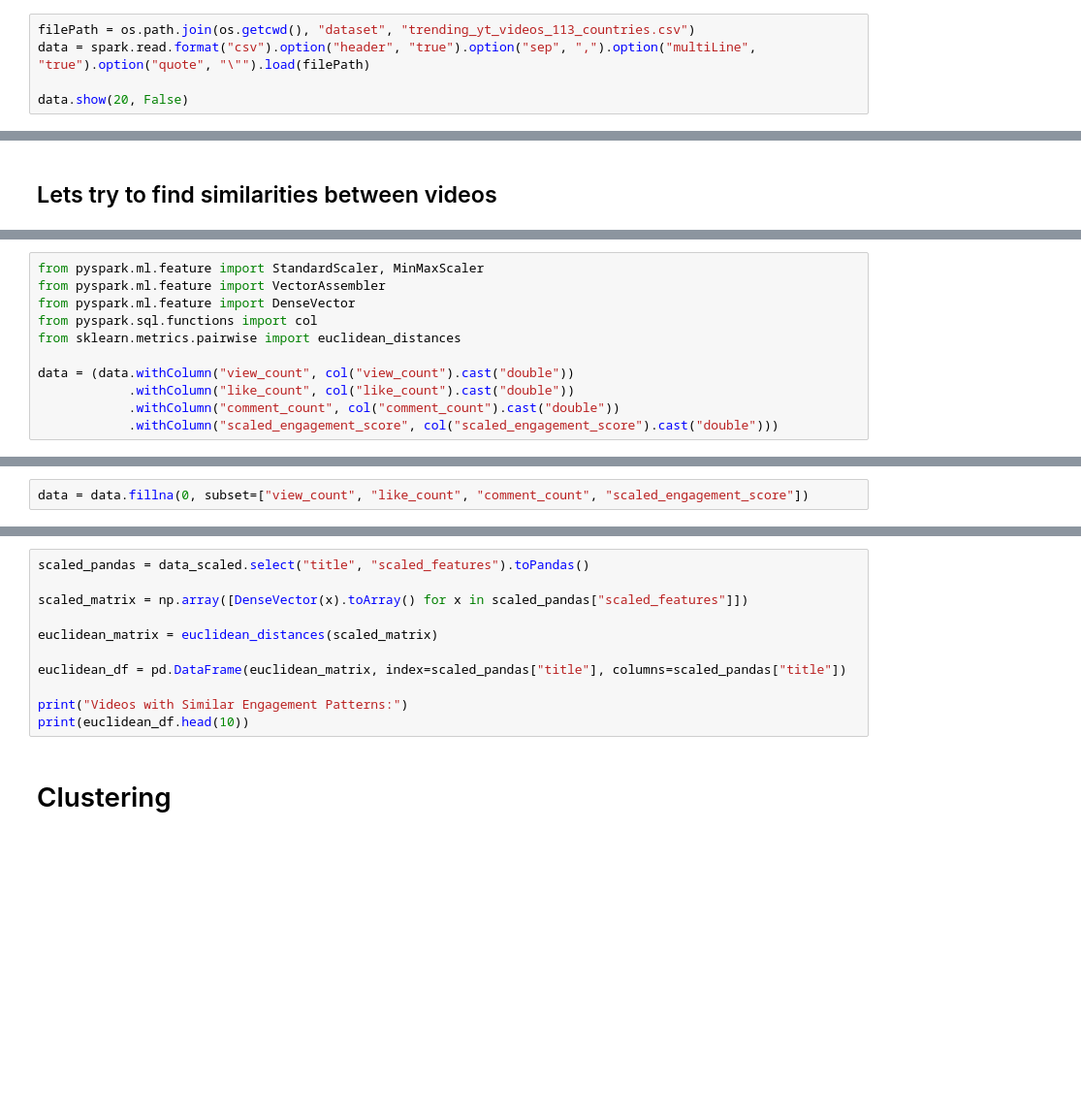
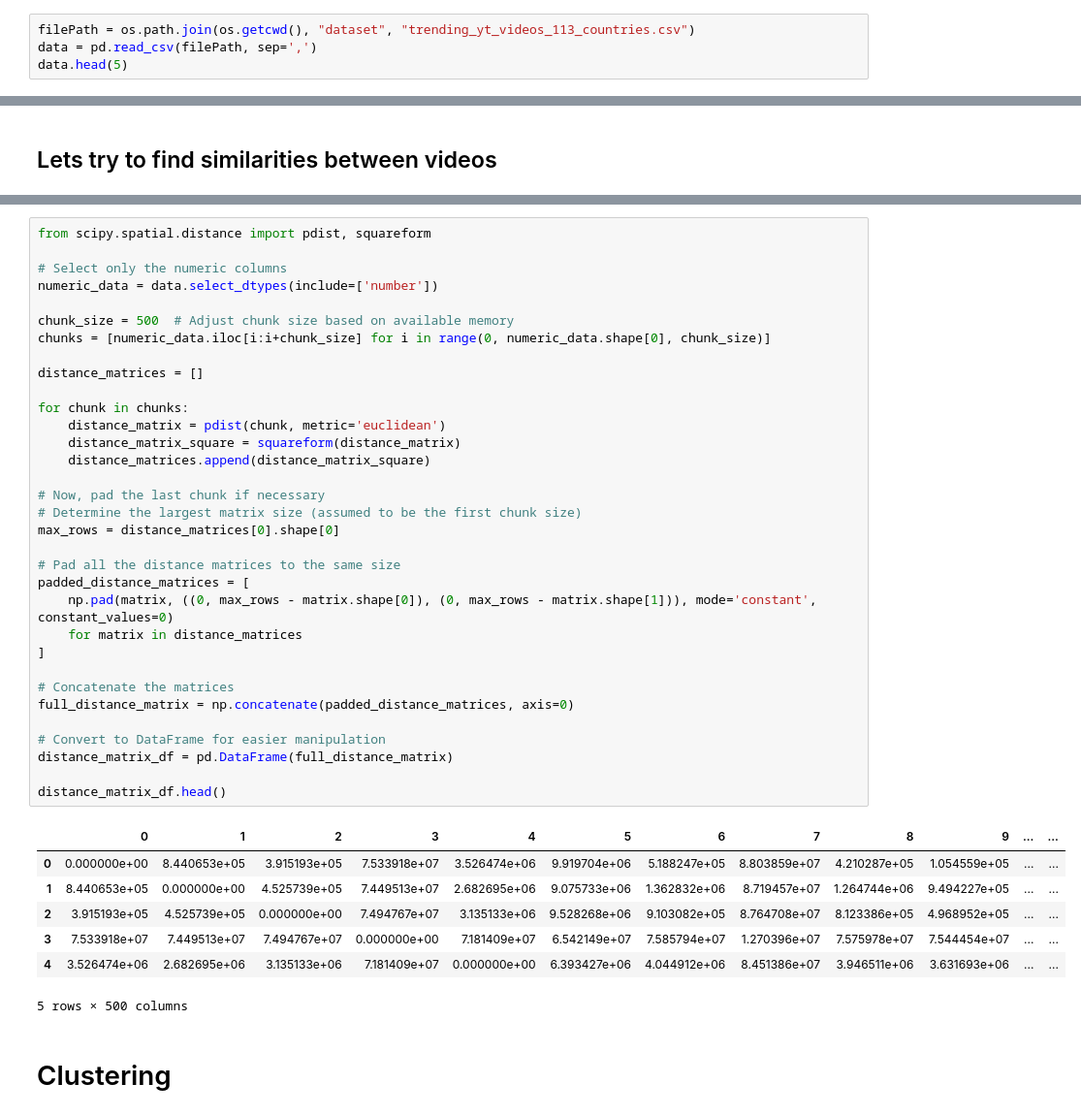
Before and after one commit to adrianarodriguezrodriguez/youtube, a Jupyter notebook: spark.ipynb, the cells around one changed output, grey strips where cells are left out. Shown at 97% size. Cells and saved outputs as stored; diff of their text form; blank space fills up the shorter version.

```diff
--- a/spark.ipynb
+++ b/spark.ipynb
@@ -67,7 +53,6 @@ To adjust logging level use sc.setLogLevel(newLevel). For SparkR, use setLogLeve
 ## Load the Data from a CSV file
 # %%
 filePath = os.path.join(os.getcwd(), "dataset", "trending_yt_videos_113_countries.csv")
-data = spark.read.format("csv").option("header", "true").option("sep", ",").option("multiLine", "true").option("quote", "\"").load(filePath)
-
-data.show(20, False)
+data = pd.read_csv(filePath, sep=',')
+data.head(5)
 # %% [output]
@@ -333,11 +224,0 @@ only showing top 5 rows
-# %%
-from pyspark.ml.feature import StandardScaler, MinMaxScaler
-from pyspark.ml.feature import VectorAssembler
-from pyspark.ml.feature import DenseVector
-from pyspark.sql.functions import col
-from sklearn.metrics.pairwise import euclidean_distances
-
-data = (data.withColumn("view_count", col("view_count").cast("double"))
-            .withColumn("like_count", col("like_count").cast("double"))
-            .withColumn("comment_count", col("comment_count").cast("double"))
-            .withColumn("scaled_engagement_score", col("scaled_engagement_score").cast("double")))
@@ -359,2 +224,0 @@ root
-# %%
-data = data.fillna(0, subset=["view_count", "like_count", "comment_count", "scaled_engagement_score"])
@@ -400,14 +225,44 @@ print("Matriz de distancias calculada con éxito.")
-# %%
-scaled_pandas = data_scaled.select("title", "scaled_features").toPandas()
-
-scaled_matrix = np.array([DenseVector(x).toArray() for x in scaled_pandas["scaled_features"]])
-
-euclidean_matrix = euclidean_distances(scaled_matrix)
-
-euclidean_df = pd.DataFrame(euclidean_matrix, index=scaled_pandas["title"], columns=scaled_pandas["title"])
-
-print("Videos with Similar Engagement Patterns:")
-print(euclidean_df.head(10))
+# %%
+from scipy.spatial.distance import pdist, squareform
+
+# Select only the numeric columns
+numeric_data = data.select_dtypes(include=['number'])
+
+chunk_size = 500  # Adjust chunk size based on available memory
+chunks = [numeric_data.iloc[i:i+chunk_size] for i in range(0, numeric_data.shape[0], chunk_size)]
+
+distance_matrices = []
+
+for chunk in chunks:
+    distance_matrix = pdist(chunk, metric='euclidean')
+    distance_matrix_square = squareform(distance_matrix)
+    distance_matrices.append(distance_matrix_square)
+
+# Now, pad the last chunk if necessary
+# Determine the largest matrix size (assumed to be the first chunk size)
+max_rows = distance_matrices[0].shape[0]
+
+# Pad all the distance matrices to the same size
+padded_distance_matrices = [
+    np.pad(matrix, ((0, max_rows - matrix.shape[0]), (0, max_rows - matrix.shape[1])), mode='constant', constant_values=0)
+    for matrix in distance_matrices
+]
+
+# Concatenate the matrices
+full_distance_matrix = np.concatenate(padded_distance_matrices, axis=0)
+
+# Convert to DataFrame for easier manipulation
+distance_matrix_df = pd.DataFrame(full_distance_matrix)
+
+distance_matrix_df.head()
+# %% [output]
+|  | 0 | 1 | 2 | 3 | 4 | 5 | 6 | 7 | 8 | 9 | ... | ... |
+| 0 | 0.000000e+00 | 8.440653e+05 | 3.915193e+05 | 7.533918e+07 | 3.526474e+06 | 9.919704e+06 | 5.188247e+05 | 8.803859e+07 | 4.210287e+05 | 1.054559e+05 | ... | ... |
+| 1 | 8.440653e+05 | 0.000000e+00 | 4.525739e+05 | 7.449513e+07 | 2.682695e+06 | 9.075733e+06 | 1.362832e+06 | 8.719457e+07 | 1.264744e+06 | 9.494227e+05 | ... | ... |
+| 2 | 3.915193e+05 | 4.525739e+05 | 0.000000e+00 | 7.494767e+07 | 3.135133e+06 | 9.528268e+06 | 9.103082e+05 | 8.764708e+07 | 8.123386e+05 | 4.968952e+05 | ... | ... |
+| 3 | 7.533918e+07 | 7.449513e+07 | 7.494767e+07 | 0.000000e+00 | 7.181409e+07 | 6.542149e+07 | 7.585794e+07 | 1.270396e+07 | 7.575978e+07 | 7.544454e+07 | ... | ... |
+| 4 | 3.526474e+06 | 2.682695e+06 | 3.135133e+06 | 7.181409e+07 | 0.000000e+00 | 6.393427e+06 | 4.044912e+06 | 8.451386e+07 | 3.946511e+06 | 3.631693e+06 | ... | ... |
+5 rows × 500 columns
 # %% [markdown]
 # Clustering
 # %%
```
Also changed, not shown: parts of 20 cells of this notebook, 1 other file.
